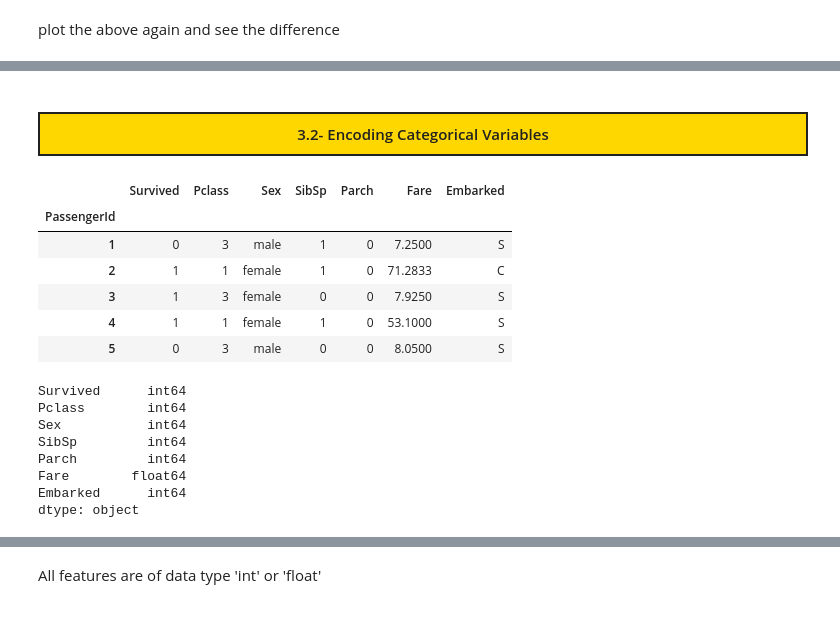
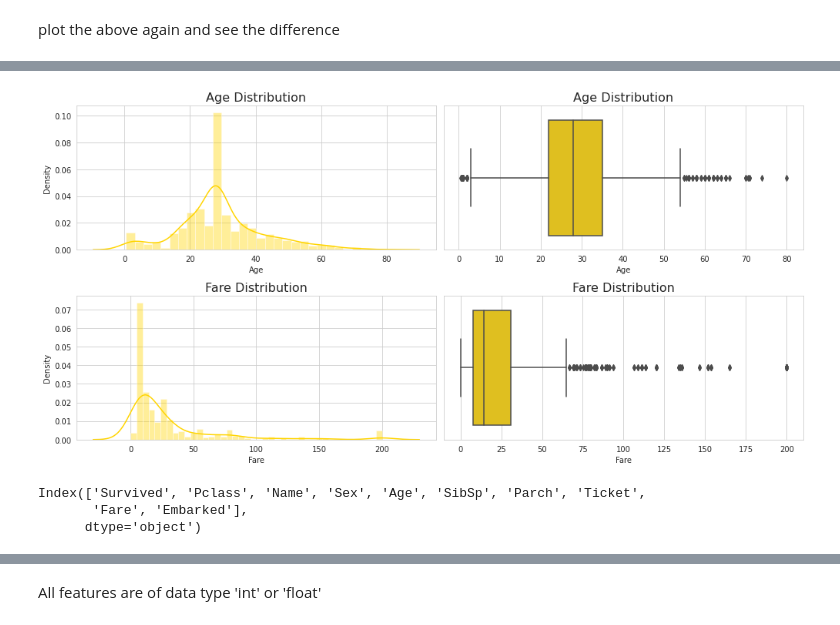
Before and after one commit to hikmatullah-mohammadi/titanic-survival-prediction, a Jupyter notebook: titanic-survival-prediction.ipynb, the cells around one changed output, grey strips where cells are left out. Saved outputs shown, nothing was run; the diff lists cells and outputs as text; code cells hidden in the pictures.

```diff
--- a/titanic-survival-prediction.ipynb
+++ b/titanic-survival-prediction.ipynb
@@ -282,24 +317,2 @@ t_df['Fare'].replace(t_df['Fare'][t_df['Fare'] >= 200].values, 200, inplace=True
 # %% [markdown]
 plot the above again and see the difference
-# %%
-# PLot Age and Fare distributions
-
-plt.figure(figsize=(14,7))
-sns.set_style('whitegrid')
-sns.set_palette('BrBG')
-
-plt.subplot(2,2,1)
-ax = sns.distplot(t_df['Age'])
-ax.set_title('Age Distribution', fontdict={'fontsize':16})
-plt.subplot(2,2,2)
-ax = sns.boxplot(t_df['Age'])
-ax.set_title('Age Distribution', fontdict={'fontsize':16})
-
-plt.subplot(2,2,3)
-ax = sns.distplot(t_df['Fare'])
-ax.set_title('Fare Distribution', fontdict={'fontsize':16})
-plt.subplot(2,2,4)
-ax = sns.boxplot(t_df['Fare'])
-ax.set_title('Fare Distribution', fontdict={'fontsize':16})
-plt.tight_layout()
-plt.show()
@@ -502,14 +318,0 @@ t_df.drop(features, axis=1, inplace=True)
-# %% [markdown]
-<h4 style='text-align: center;background: gold; padding: 10px;border: 2px solid'>
-    3.2- Encoding Categorical Variables
-</h4>
-# %%
-t_df.head()
-# %% [output]
-|  | Survived | Pclass | Sex | SibSp | Parch | Fare | Embarked |
-| PassengerId |  |  |  |  |  |  |  |
-| 1 | 0 | 3 | male | 1 | 0 | 7.2500 | S |
-| 2 | 1 | 1 | female | 1 | 0 | 71.2833 | C |
-| 3 | 1 | 3 | female | 0 | 0 | 7.9250 | S |
-| 4 | 1 | 1 | female | 1 | 0 | 53.1000 | S |
-| 5 | 0 | 3 | male | 0 | 0 | 8.0500 | S |
@@ -525,11 +319,31 @@ t_df['Embarked'] = t_df['Embarked'].map({
-# %%
-t_df.dtypes
-# %% [output]
-Survived      int64
-Pclass        int64
-Sex           int64
-SibSp         int64
-Parch         int64
-Fare        float64
-Embarked      int64
-dtype: object
+# %%
+# PLot Age and Fare distributions
+
+plt.figure(figsize=(14,7))
+
+plt.subplot(2,2,1)
+ax = sns.distplot(train_df['Age'])
+ax.set_title('Age Distribution', fontdict={'fontsize':16})
+
+plt.subplot(2,2,2)
+ax = sns.boxplot(train_df['Age'])
+ax.set_title('Age Distribution', fontdict={'fontsize':16})
+
+plt.subplot(2,2,3)
+ax = sns.distplot(train_df['Fare'])
+ax.set_title('Fare Distribution', fontdict={'fontsize':16})
+
+plt.subplot(2,2,4)
+ax = sns.boxplot(train_df['Fare'])
+ax.set_title('Fare Distribution', fontdict={'fontsize':16})
+
+plt.tight_layout()
+plt.show()
+# %% [output]
+[figure, added]
+# %%
+train_df.columns
+# %% [output]
+Index(['Survived', 'Pclass', 'Name', 'Sex', 'Age', 'SibSp', 'Parch', 'Ticket',
+       'Fare', 'Embarked'],
+      dtype='object')
```
Also changed, not shown: parts of 140 cells of this notebook.
